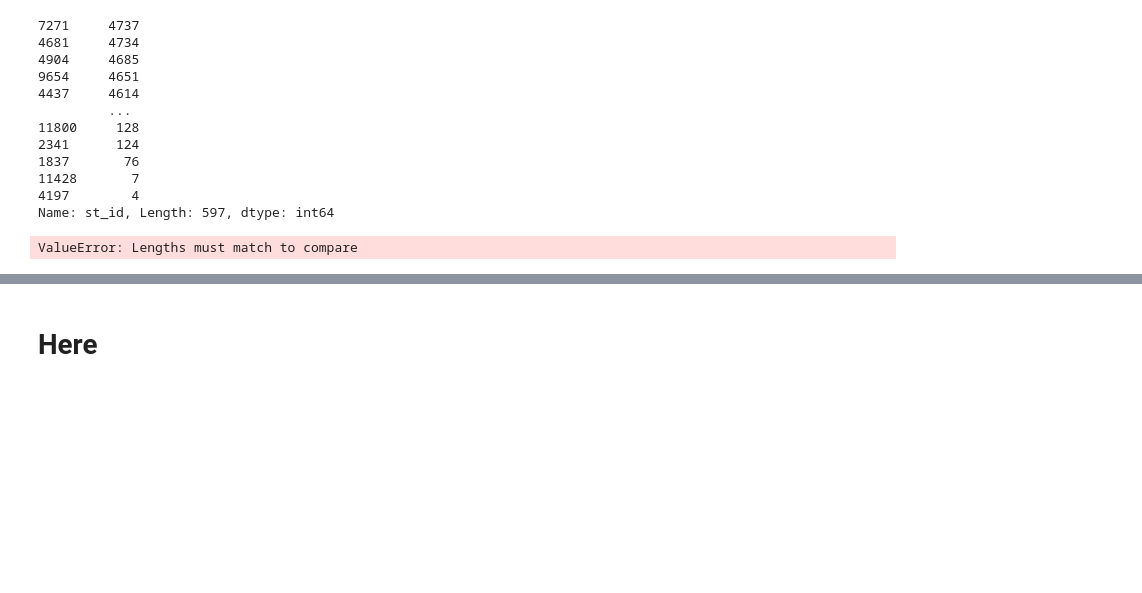
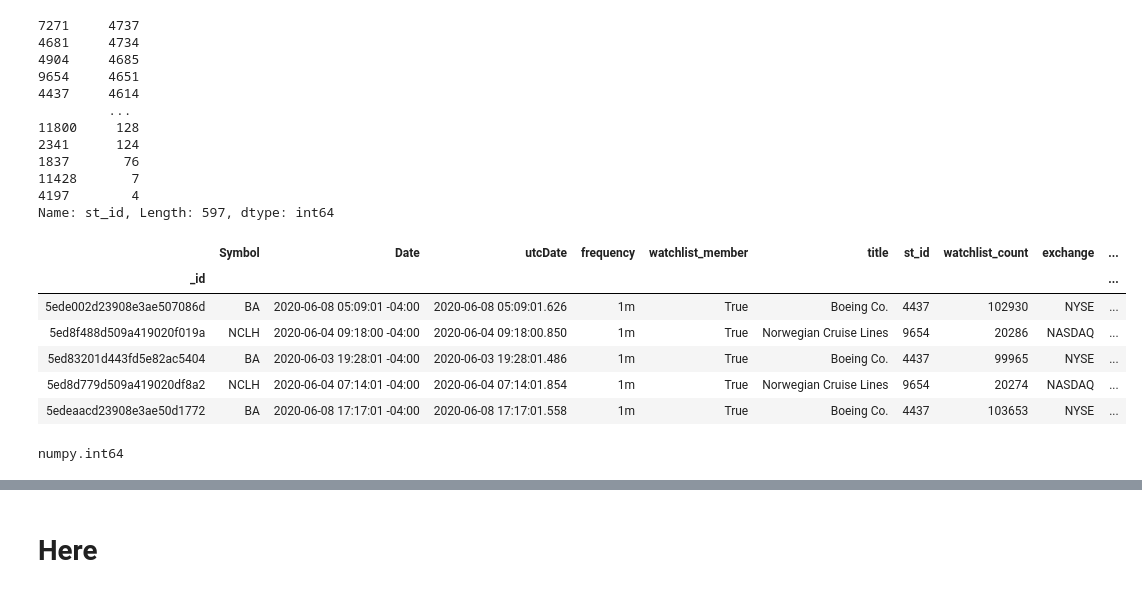
Before and after one commit to jcanque777/stock_market_data_prediction, a Jupyter notebook: msft_data.ipynb, the cells around one changed output, grey strips where cells are left out. Cells and saved outputs as stored; diff of their text form; code cells hidden in the pictures; blank space fills up the shorter version.

```diff
--- a/msft_data.ipynb
+++ b/msft_data.ipynb
@@ -2284,10 +2284,20 @@ df['st_id'].value_counts()
 Name: st_id, Length: 597, dtype: int64
 # %%
 stocks = [7271, 4781, 4904, 9654, 4437]
-# %%
-df['st_id']==stocks
-# %% [output]
-ValueError: Lengths must match to compare
 # %%
 # formula for getting only rows with st_id thats in stocks list
 df_5s = deepcopy(df.loc[df['st_id'].isin(stocks)])
+# %%
+df_5s.head()
+# %% [output]
+|  | Symbol | Date | utcDate | frequency | watchlist_member | title | st_id | watchlist_count | exchange | ... |
+| _id |  |  |  |  |  |  |  |  |  | ... |
+| 5ede002d23908e3ae507086d | BA | 2020-06-08 05:09:01 -04:00 | 2020-06-08 05:09:01.626 | 1m | True | Boeing Co. | 4437 | 102930 | NYSE | ... |
+| 5ed8f488d509a419020f019a | NCLH | 2020-06-04 09:18:00 -04:00 | 2020-06-04 09:18:00.850 | 1m | True | Norwegian Cruise Lines | 9654 | 20286 | NASDAQ | ... |
+| 5ed83201d443fd5e82ac5404 | BA | 2020-06-03 19:28:01 -04:00 | 2020-06-03 19:28:01.486 | 1m | True | Boeing Co. | 4437 | 99965 | NYSE | ... |
+| 5ed8d779d509a419020df8a2 | NCLH | 2020-06-04 07:14:01 -04:00 | 2020-06-04 07:14:01.854 | 1m | True | Norwegian Cruise Lines | 9654 | 20274 | NASDAQ | ... |
+| 5edeaacd23908e3ae50d1772 | BA | 2020-06-08 17:17:01 -04:00 | 2020-06-08 17:17:01.558 | 1m | True | Boeing Co. | 4437 | 103653 | NYSE | ... |
+# %%
+type(df_5s['st_id'][0])
+# %% [output]
+numpy.int64
```
Also changed, not shown: parts of 14 cells of this notebook.
